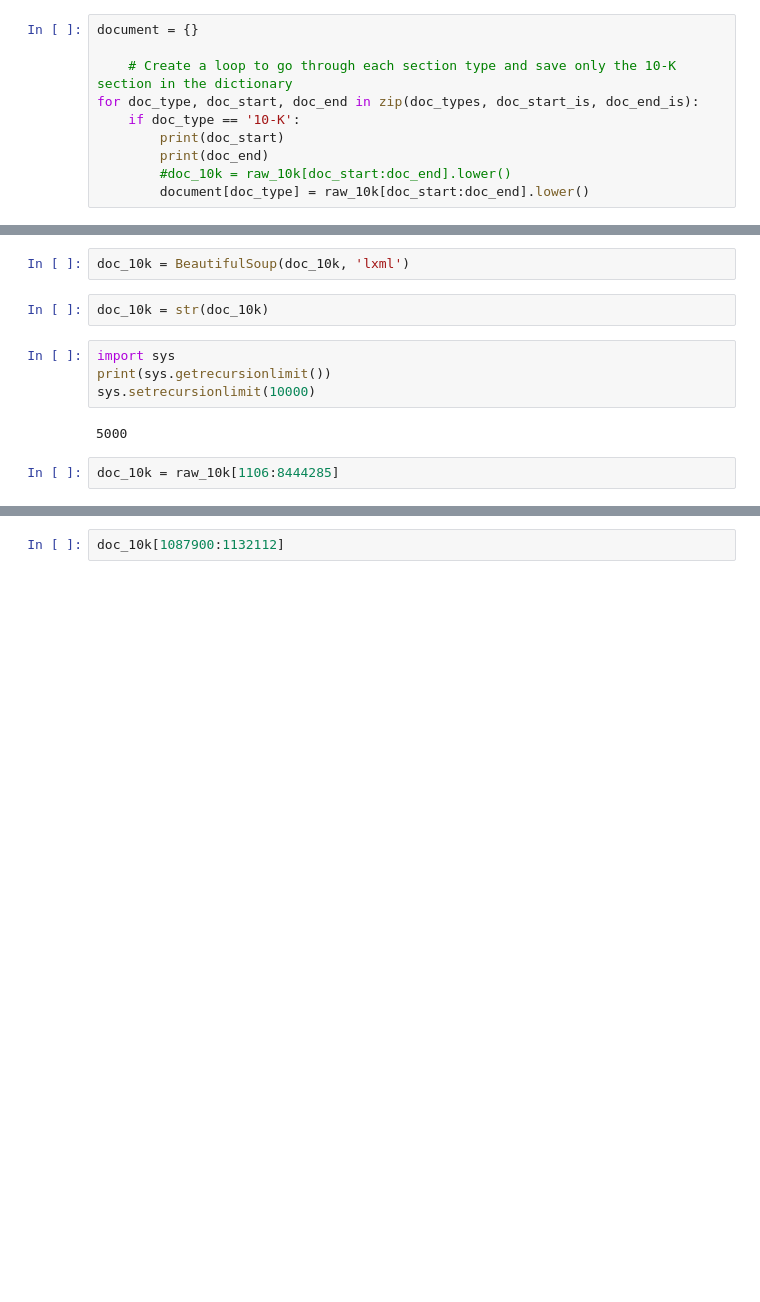
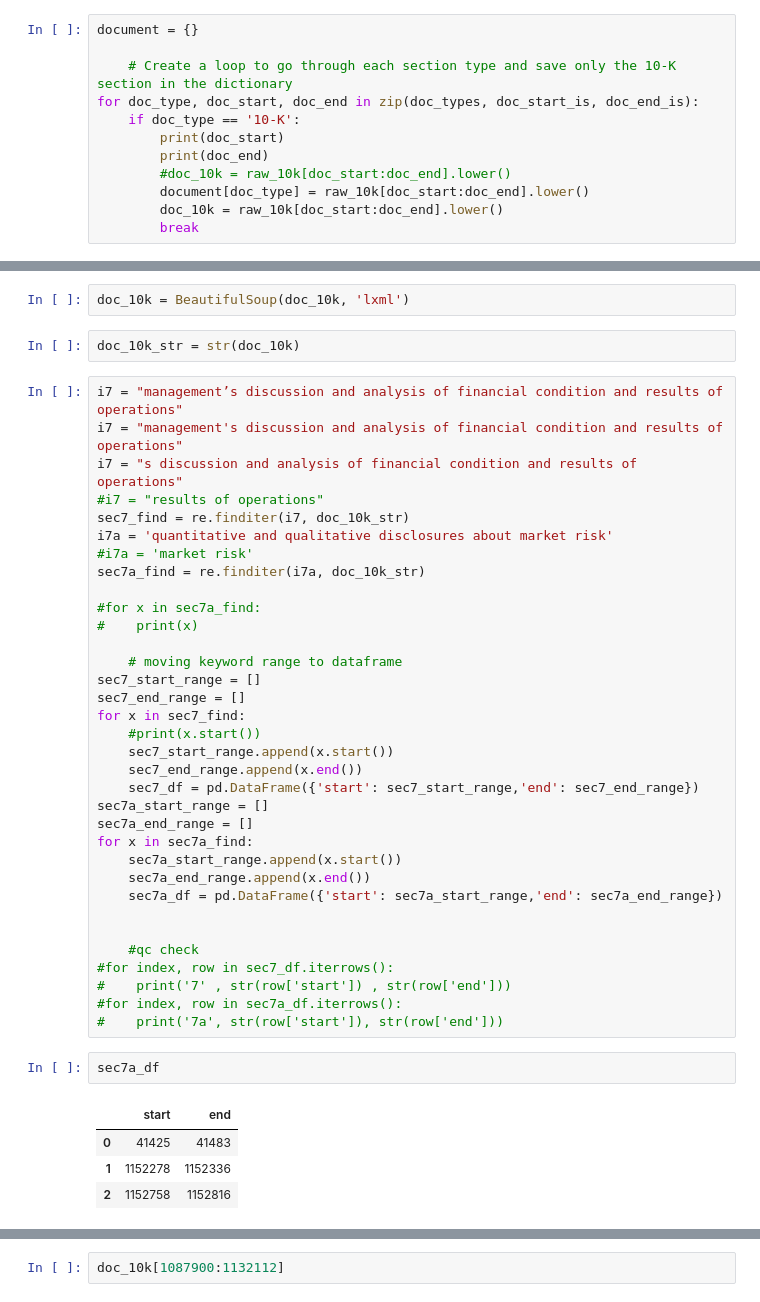
Before and after one commit to Dhruba44/capstone_projectb, a Jupyter notebook: Step1_download_and_parse.ipynb, the cells around one changed output, grey strips where cells are left out. Drawn from its saved outputs; the diff is of its cells as text; blank space fills up the shorter version.

```diff
--- a/Step1_download_and_parse.ipynb
+++ b/Step1_download_and_parse.ipynb
@@ -235,4 +280,6 @@ for doc_type, doc_start, doc_end in zip(doc_types, doc_start_is, doc_end_is):
         print(doc_end)
         #doc_10k = raw_10k[doc_start:doc_end].lower()
         document[doc_type] = raw_10k[doc_start:doc_end].lower()
+        doc_10k = raw_10k[doc_start:doc_end].lower()
+        break
 # %% [output]
@@ -247,12 +292,45 @@ len(document['10-K'])
 # %%
 doc_10k = BeautifulSoup(doc_10k, 'lxml')
 # %%
-doc_10k = str(doc_10k)
+doc_10k_str = str(doc_10k)
-# %%
-import sys
-print(sys.getrecursionlimit())
-sys.setrecursionlimit(10000)
-# %% [output]
-5000
-# %%
-doc_10k = raw_10k[1106:8444285]
+# %%
+i7 = "management’s discussion and analysis of financial condition and results of operations"
+i7 = "management's discussion and analysis of financial condition and results of operations"
+i7 = "s discussion and analysis of financial condition and results of operations"
+#i7 = "results of operations"
+sec7_find = re.finditer(i7, doc_10k_str)
+i7a = 'quantitative and qualitative disclosures about market risk'
+#i7a = 'market risk'
+sec7a_find = re.finditer(i7a, doc_10k_str)
+
+#for x in sec7a_find:
+#    print(x)
+
+    # moving keyword range to dataframe
+sec7_start_range = []
+sec7_end_range = []
+for x in sec7_find:
+    #print(x.start())
+    sec7_start_range.append(x.start())
+    sec7_end_range.append(x.end())
+    sec7_df = pd.DataFrame({'start': sec7_start_range,'end': sec7_end_range})
+sec7a_start_range = []
+sec7a_end_range = []
+for x in sec7a_find:
+    sec7a_start_range.append(x.start())
+    sec7a_end_range.append(x.end())
+    sec7a_df = pd.DataFrame({'start': sec7a_start_range,'end': sec7a_end_range})
+
+
+    #qc check
+#for index, row in sec7_df.iterrows():
+#    print('7' , str(row['start']) , str(row['end']))
+#for index, row in sec7a_df.iterrows():
+#    print('7a', str(row['start']), str(row['end']))
+# %%
+sec7a_df
+# %% [output]
+|  | start | end |
+| 0 | 41425 | 41483 |
+| 1 | 1152278 | 1152336 |
+| 2 | 1152758 | 1152816 |
```
Also changed, not shown: parts of 13 cells of this notebook.
